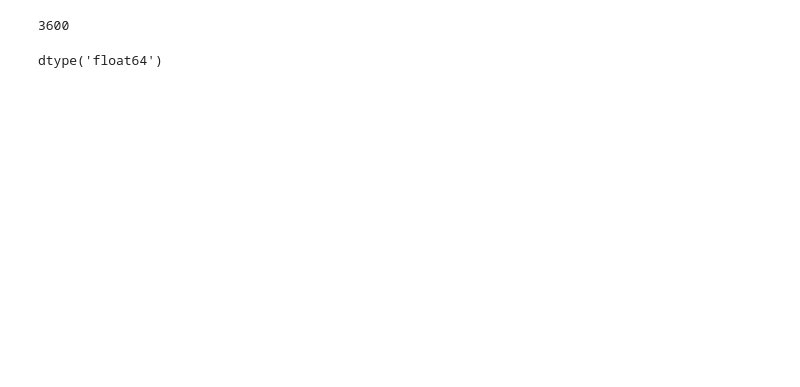
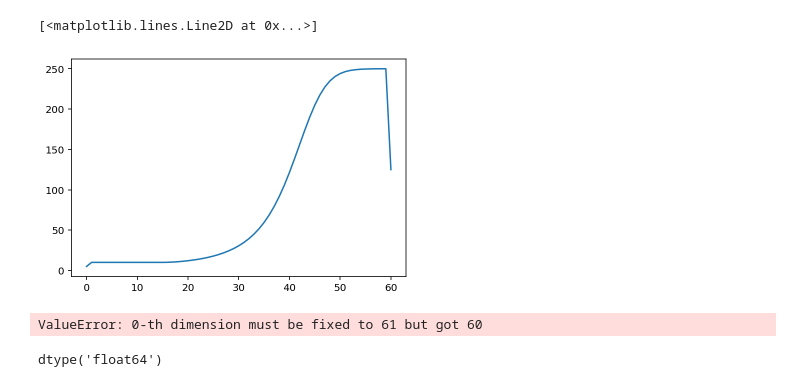
Before and after one commit to cspencerjones/xlayers, a Jupyter notebook: f2py_test.ipynb, the cells around one changed output. Drawn from its saved outputs; the diff is of its cells as text; code cells hidden in the pictures; blank space fills up the shorter version.

```diff
--- a/f2py_test.ipynb
+++ b/f2py_test.ipynb
@@ -52,7 +60,12 @@ print(finegrid.finegrid(np.squeeze(fine_drf).T,[fine_drf.size,10]))#np.squeeze(f
+# %%
+plt.plot(fine_drc)
+# %% [output]
+[<matplotlib.lines.Line2D at 0x...>]
+[figure, added]
 # %%
-finegrid.finegrid(np.squeeze(fine_drf).T,[fine_drf.size,10]).size
+finegrid.finegrid(np.squeeze(fine_drf).T,np.squeeze(fine_drf).T,[fine_drf.size,10]).size
 # %% [output]
-3600
+ValueError: 0-th dimension must be fixed to 61 but got 60
 # %%
 np.squeeze(fine_drf).dtype
 # %% [output]
```
Also changed, not shown: parts of 4 cells of this notebook, 2 other files.
